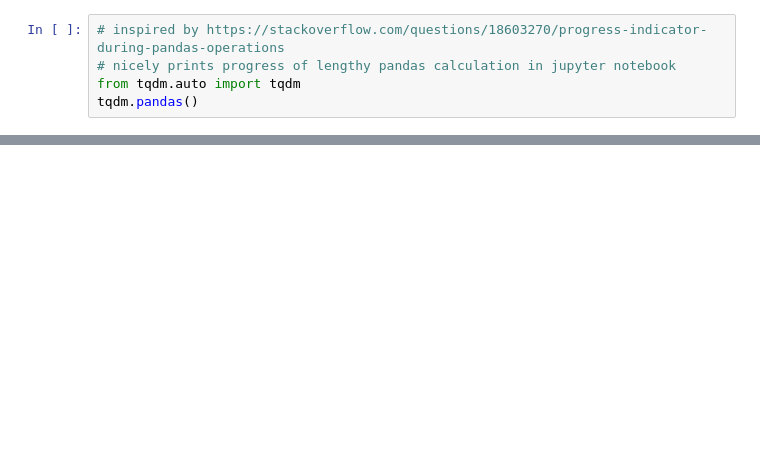
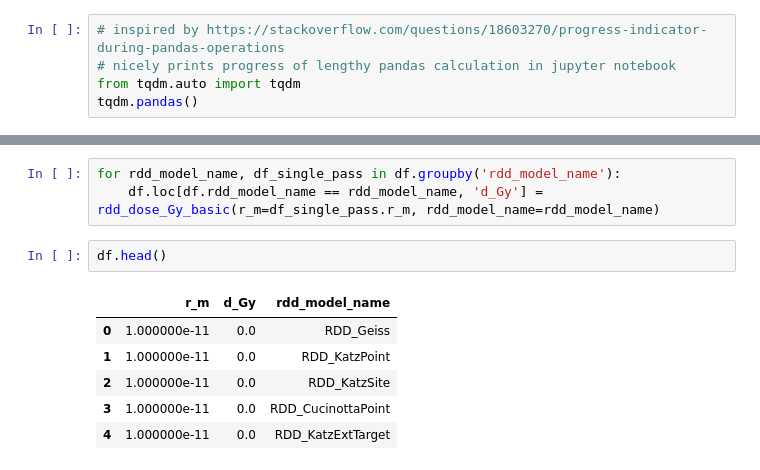
Before and after one commit to grzanka/libamtrack3d_dosimetry, a Jupyter notebook: rdd.ipynb, the cells around one changed output, grey strips where cells are left out. Saved outputs shown, nothing was run; the diff lists cells and outputs as text; blank space fills up the shorter version.

```diff
--- a/rdd.ipynb
+++ b/rdd.ipynb
@@ -107,0 +128,12 @@ g.set(yscale='log');
+# %%
+for rdd_model_name, df_single_pass in df.groupby('rdd_model_name'):
+    df.loc[df.rdd_model_name == rdd_model_name, 'd_Gy'] = rdd_dose_Gy_basic(r_m=df_single_pass.r_m, rdd_model_name=rdd_model_name)
+# %%
+df.head()
+# %% [output]
+|  | r_m | d_Gy | rdd_model_name |
+| 0 | 1.000000e-11 | 0.0 | RDD_Geiss |
+| 1 | 1.000000e-11 | 0.0 | RDD_KatzPoint |
+| 2 | 1.000000e-11 | 0.0 | RDD_KatzSite |
+| 3 | 1.000000e-11 | 0.0 | RDD_CucinottaPoint |
+| 4 | 1.000000e-11 | 0.0 | RDD_KatzExtTarget |
```
Also changed, not shown: parts of 12 cells of this notebook, 1 other file.
